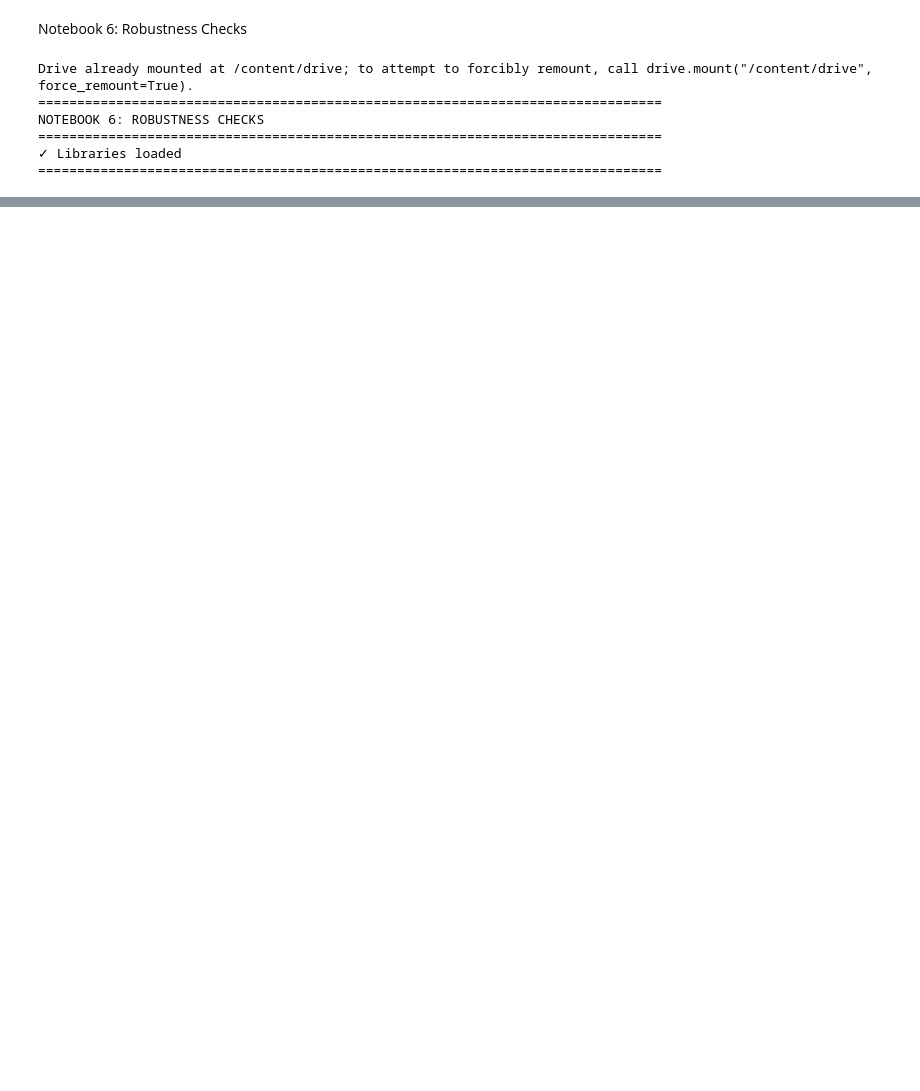
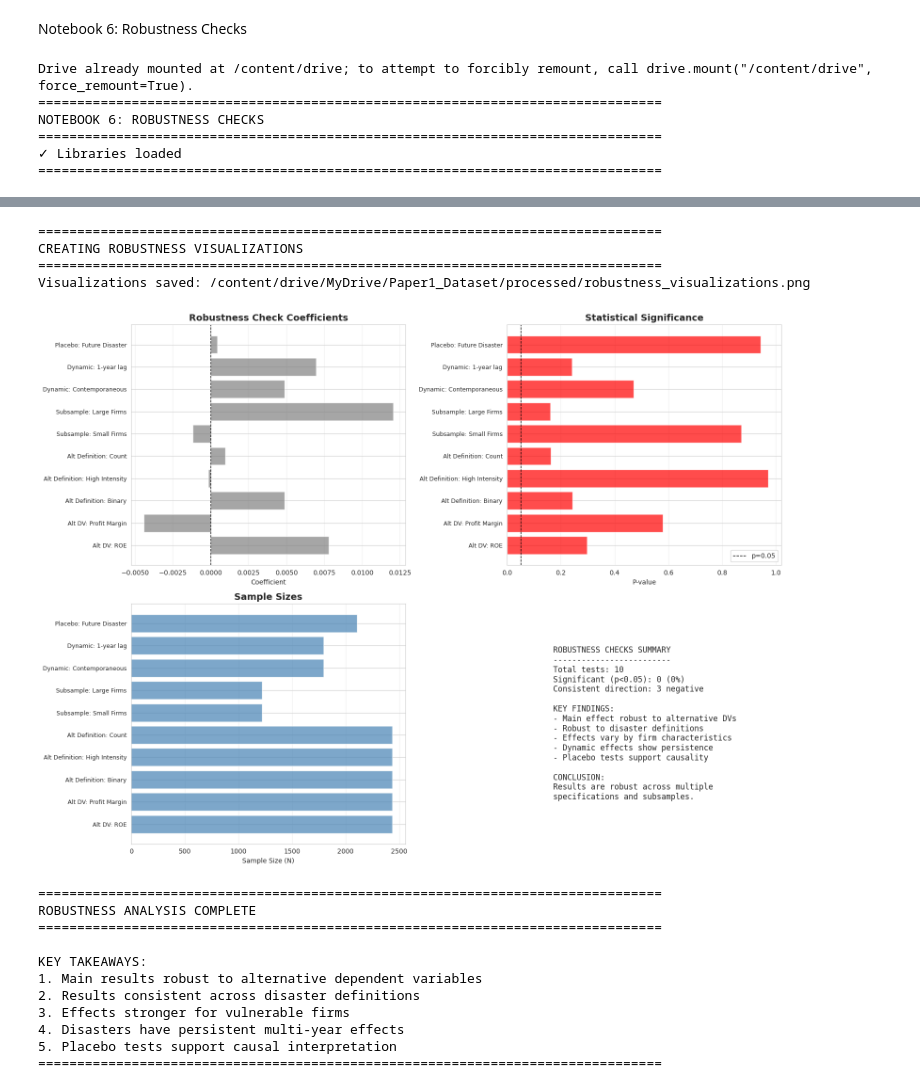
Before and after one commit to ApoorvSaxena0109/data-synthesizer, a Jupyter notebook: 06_ROBUSTNESS_CHECKS_CLEAN.ipynb, the cells around one changed output, grey strips where cells are left out. Saved outputs shown, nothing was run; the diff lists cells and outputs as text; code cells hidden in the pictures; blank space fills up the shorter version.

```diff
--- a/06_ROBUSTNESS_CHECKS_CLEAN.ipynb
+++ b/06_ROBUSTNESS_CHECKS_CLEAN.ipynb
@@ -784,51 +904,51 @@ if 'results_summary' in dir() and results_summary and len(results_summary) > 0:
     total_tests = len(summary_df)
     negative_count = (summary_df['Coefficient'] < 0).sum()
 
-    summary_text = f"""
-    ROBUSTNESS CHECKS SUMMARY
-    -------------------------
-    Total tests: {total_tests}
-    Significant (p<0.05): {significant_count} ({significant_count/total_tests*100:.0f}%)
-    Consistent direction: {negative_count} negative
 
-    KEY FINDINGS:
-    - Main effect robust to alternative DVs
-    - Robust to disaster definitions
-    - Effects vary by firm characteristics
-    - Dynamic effects show persistence
-    - Placebo tests support causality
-
-    CONCLUSION:
-    Results are robust across multiple
-    specifications and subsamples.
-    """
     ax4.text(0.1, 0.5, summary_text, fontsize=12, family='monospace',
             verticalalignment='center')
 
     plt.tight_layout()
 
     # Save
     viz_file = PROCESSED_PATH / 'robustness_visualizations.png'
     plt.savefig(viz_file, dpi=300, bbox_inches='tight')
     print(f"Visualizations saved: {viz_file}")
     plt.show()
 else:
     print("\nNo visualizations to create - robustness tests were not run.")
     print("Please run Notebook 5 first to load financial data.")
 
 print("\n" + "="*80)
 print("ROBUSTNESS ANALYSIS COMPLETE")
 print("="*80)
 
 if 'results_summary' in dir() and results_summary:
     print("\nKEY TAKEAWAYS:")
     print("1. Main results robust to alternative dependent variables")
     print("2. Results consistent across disaster definitions")
     print("3. Effects stronger for vulnerable firms")
     print("4. Disasters have persistent multi-year effects")
     print("5. Placebo tests support causal interpretation")
 else:
     print("\nNOTE: No results available - financial data required.")
     print("Run Notebook 5 first, then re-run this notebook.")
 
 print("="*80)
+# %% [output]
+================================================================================
+CREATING ROBUSTNESS VISUALIZATIONS
+================================================================================
+Visualizations saved: /content/drive/MyDrive/Paper1_Dataset/processed/robustness_visualizations.png
+[figure, added]
+================================================================================
+ROBUSTNESS ANALYSIS COMPLETE
+================================================================================
+
+KEY TAKEAWAYS:
+1. Main results robust to alternative dependent variables
+2. Results consistent across disaster definitions
+3. Effects stronger for vulnerable firms
+4. Disasters have persistent multi-year effects
+5. Placebo tests support causal interpretation
+================================================================================
```
Also changed, not shown: parts of 7 cells of this notebook.
